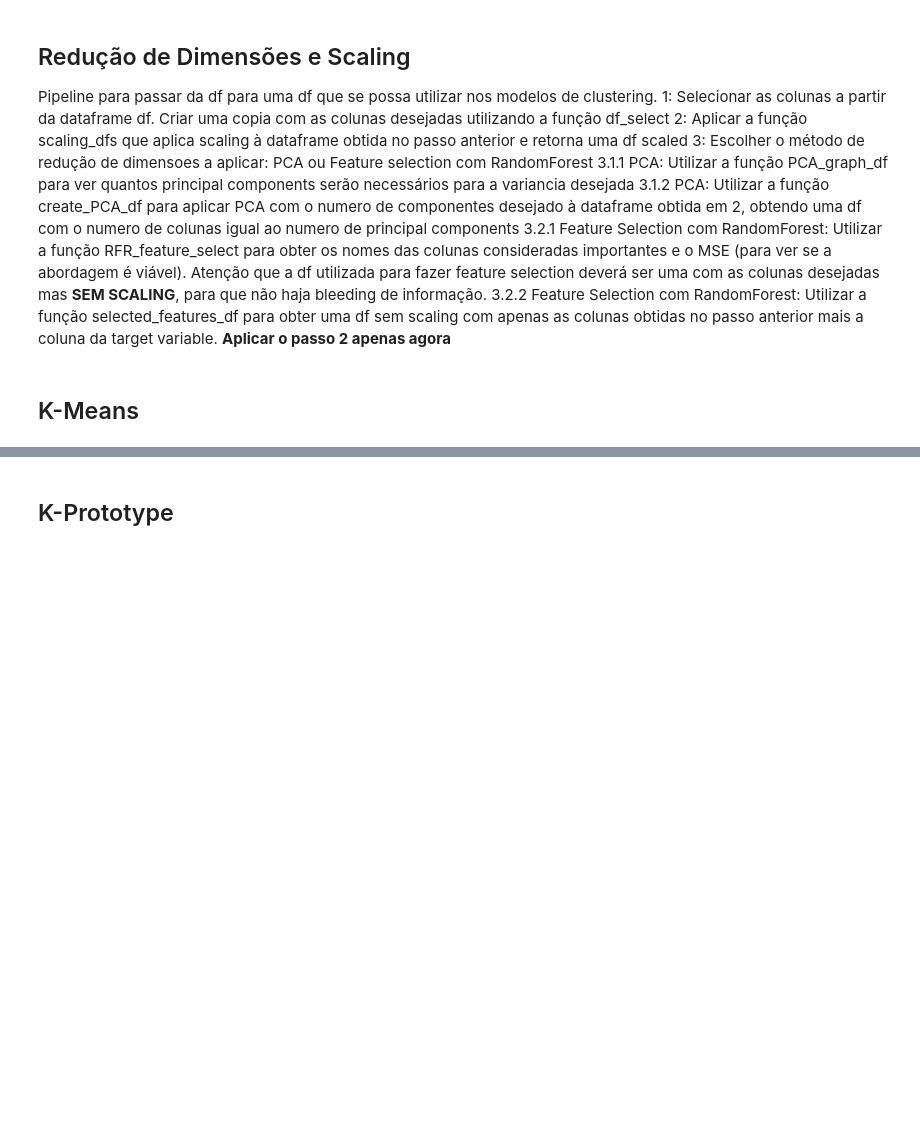
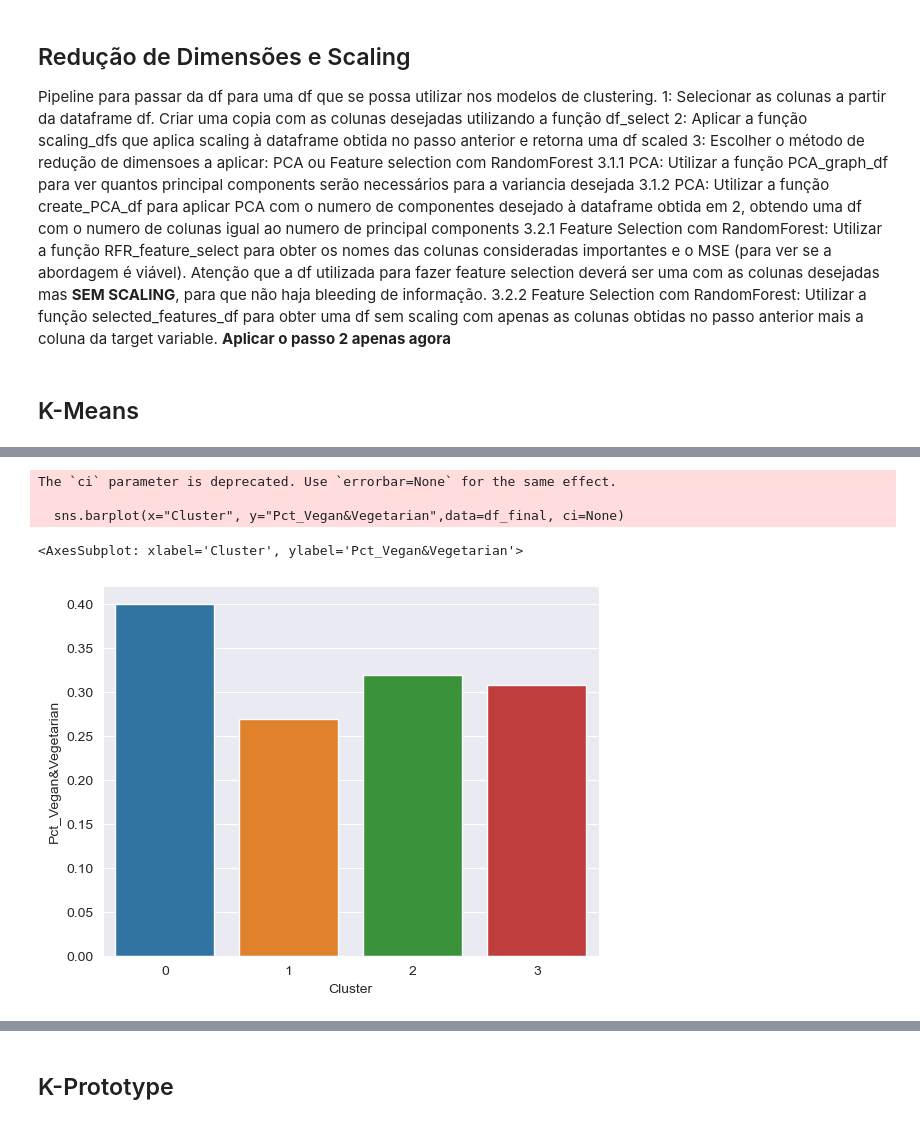
Before and after one commit to MikeOlhao/DSML_projeto, a Jupyter notebook: DSML_202223_Clusters_Group09_Notebook_semgraficos.ipynb, the cells around one changed output, grey strips where cells are left out. Cells and saved outputs as stored; diff of their text form; code cells hidden in the pictures; blank space fills up the shorter version.

```diff
--- a/DSML_202223_Clusters_Group09_Notebook_semgraficos.ipynb
+++ b/DSML_202223_Clusters_Group09_Notebook_semgraficos.ipynb
@@ -476,0 +650,8 @@ def sumsquares_nclusters(model_type,  dimensioned_df: pd.DataFrame, cluster_rang
+# %%
+sns.barplot(x="Cluster", y="Pct_Vegan&Vegetarian",data=df_final, ci=None)
+# %% [output]
+The `ci` parameter is deprecated. Use `errorbar=None` for the same effect.
+
+  sns.barplot(x="Cluster", y="Pct_Vegan&Vegetarian",data=df_final, ci=None)
+<AxesSubplot: xlabel='Cluster', ylabel='Pct_Vegan&Vegetarian'>
+[figure, added]
```
Also changed, not shown: parts of 29 cells of this notebook.
